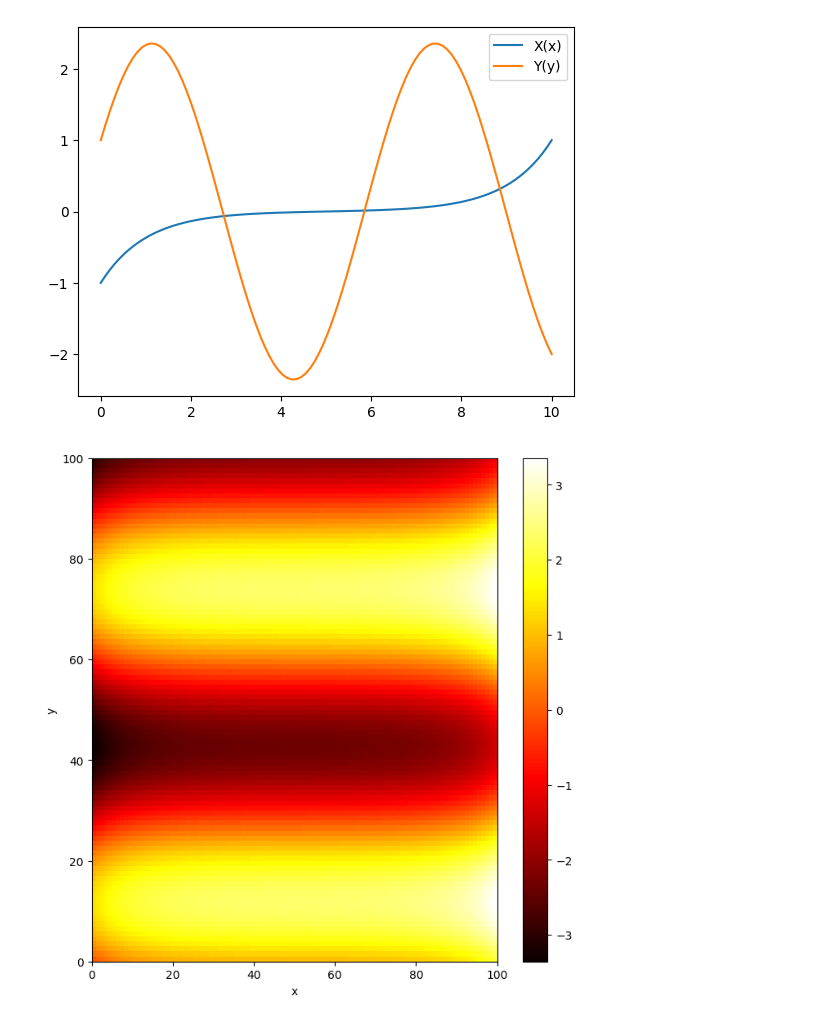
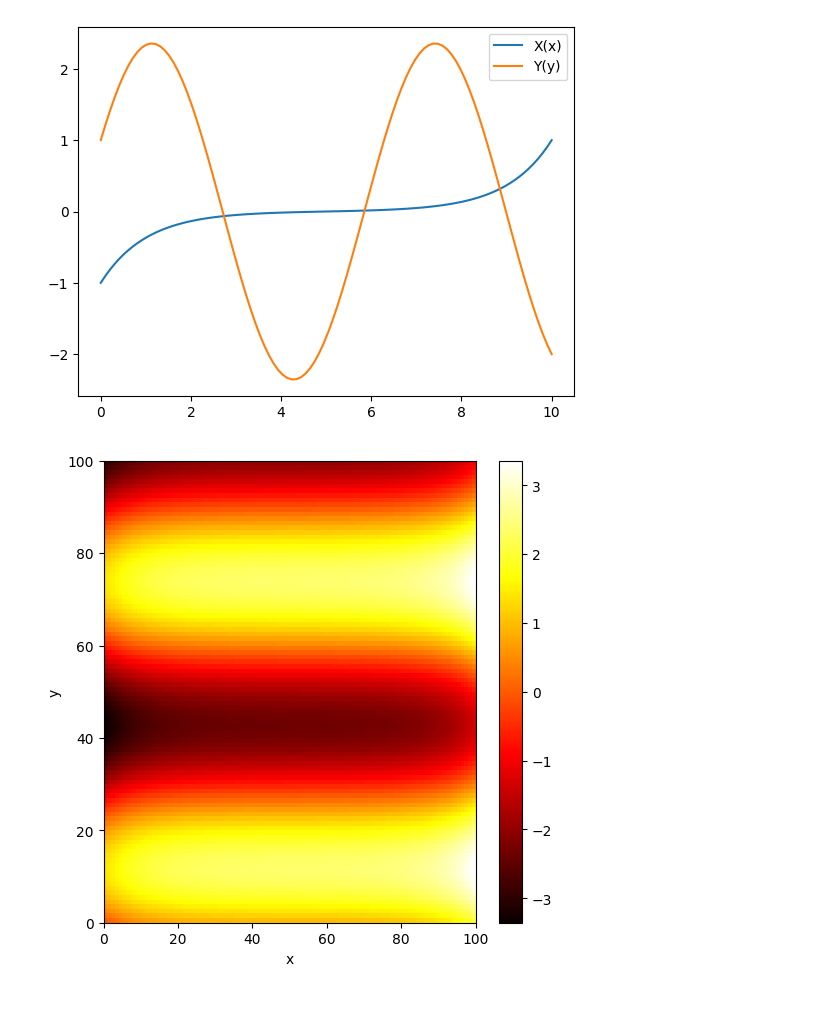
Before and after one commit to KacperKurzydlo/UdzialBadaniaNaukowe, a Jupyter notebook: UdziałBadaniaNaukowe.ipynb, the cells around one changed output. Cells and saved outputs as stored; diff of their text form; code cells hidden in the pictures.

```diff
--- a/UdziałBadaniaNaukowe.ipynb
+++ b/UdziałBadaniaNaukowe.ipynb
@@ -205,13 +205,13 @@ plt.show()
 # %%
 X_values, Y_values = np.meshgrid(solution_x.y[0], solution_y.y[0])
 Z_values = X_values + Y_values
 
 
-plt.figure(figsize=(8, 8))
+plt.figure(figsize=(6, 6))
 plt.pcolormesh(Z_values, cmap='hot')
 plt.colorbar()
 plt.xlabel("x")
 plt.ylabel("y")
 plt.show()
 # %% [output]
-[figure, old version]
+[figure, new version]
```
Also changed, not shown: parts of 1 cell of this notebook.
